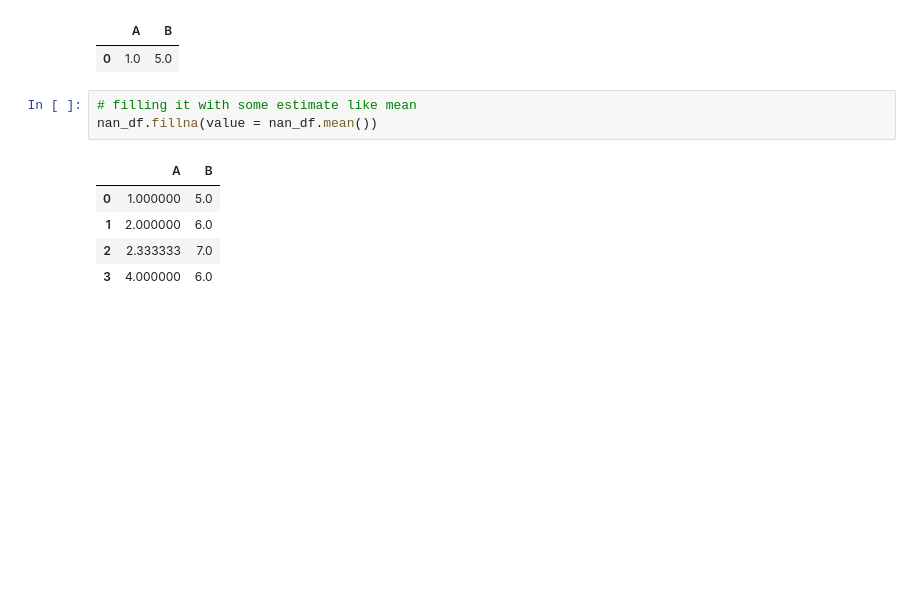
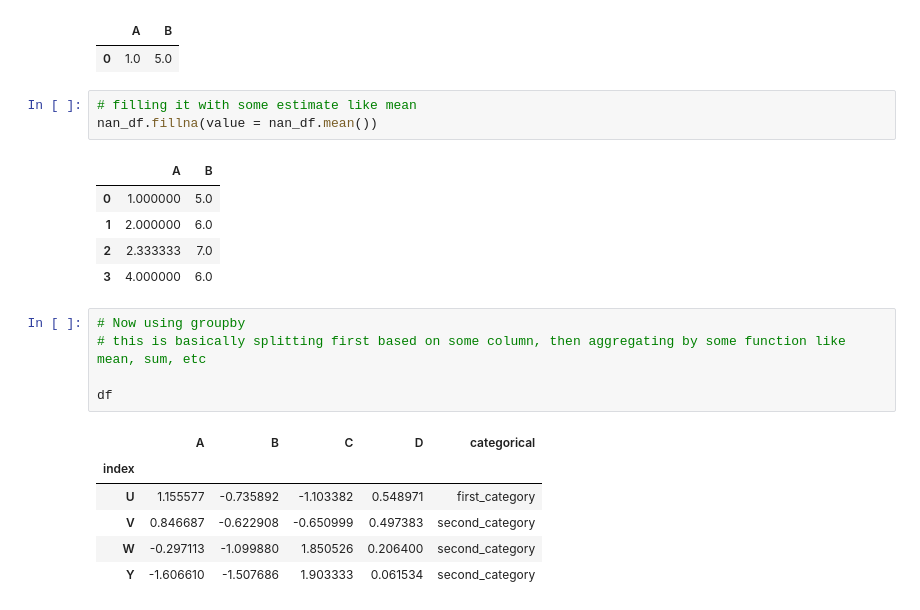
Before and after one commit to mahesh-keswani/ML-DL-FromBasicsToAdvance, a Jupyter notebook: pandas_basics/dataframe-basics.ipynb, the cells around one changed output. Drawn from its saved outputs; the diff is of its cells as text; blank space fills up the shorter version.

```diff
--- a/pandas_basics/dataframe-basics.ipynb
+++ b/pandas_basics/dataframe-basics.ipynb
@@ -351,3 +350,15 @@ nan_df.fillna(value = nan_df.mean())
 | 1 | 2.000000 | 6.0 |
 | 2 | 2.333333 | 7.0 |
 | 3 | 4.000000 | 6.0 |
+# %%
+# Now using groupby
+# this is basically splitting first based on some column, then aggregating by some function like mean, sum, etc
+
+df
+# %% [output]
+|  | A | B | C | D | categorical |
+| index |  |  |  |  |  |
+| U | 1.155577 | -0.735892 | -1.103382 | 0.548971 | first_category |
+| V | 0.846687 | -0.622908 | -0.650999 | 0.497383 | second_category |
+| W | -0.297113 | -1.099880 | 1.850526 | 0.206400 | second_category |
+| Y | -1.606610 | -1.507686 | 1.903333 | 0.061534 | second_category |
```
Also changed, not shown: parts of 27 cells of this notebook.
